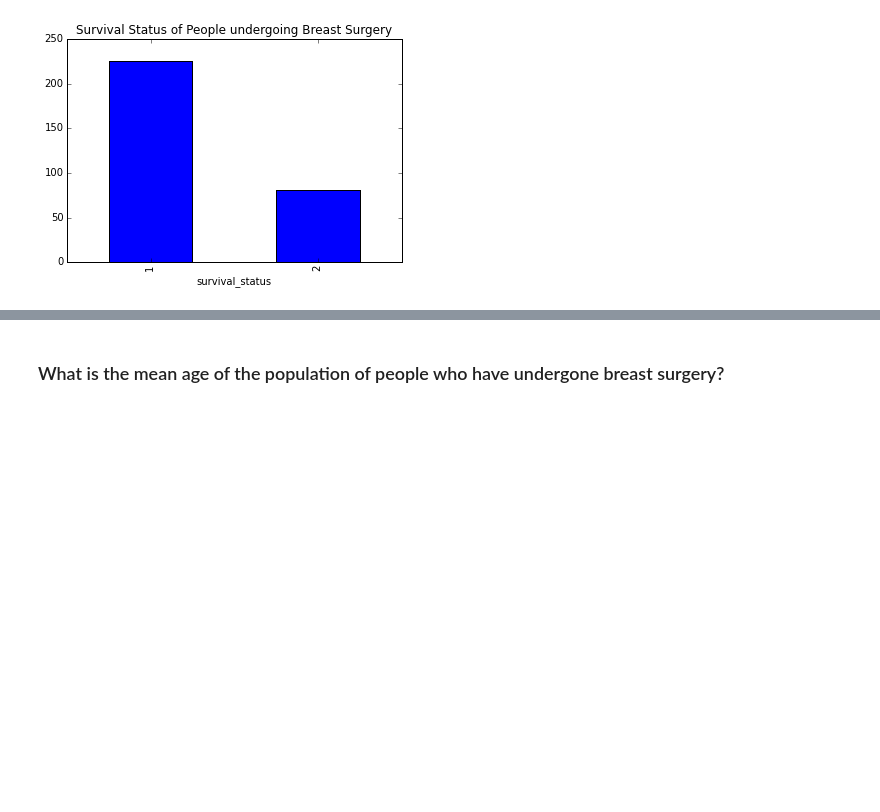
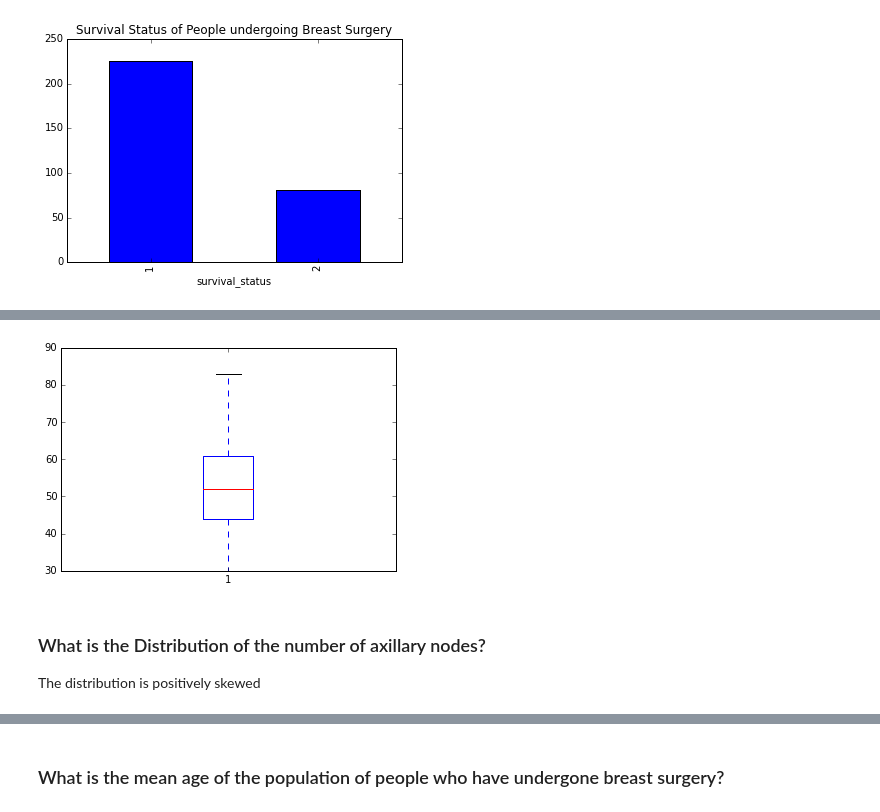
Before and after one commit to Deborah-Digges/inferential-stats, a Jupyter notebook: haberman-analysis/HabermanAnalysis.ipynb, the cells around one changed output, grey strips where cells are left out. Saved outputs shown, nothing was run; the diff lists cells and outputs as text; code cells hidden in the pictures; blank space fills up the shorter version.

```diff
--- a/haberman-analysis/HabermanAnalysis.ipynb
+++ b/haberman-analysis/HabermanAnalysis.ipynb
@@ -55,0 +67,8 @@ data.groupby('survival_status').size().plot(kind='bar', title='Survival Status o
+# %%
+plot = plt.boxplot(data.age)
+# %% [output]
+[figure, added]
+# %% [markdown]
+### What is the Distribution of the number of axillary nodes?
+
+The distribution is positively skewed
```
Also changed, not shown: parts of 18 cells of this notebook.
